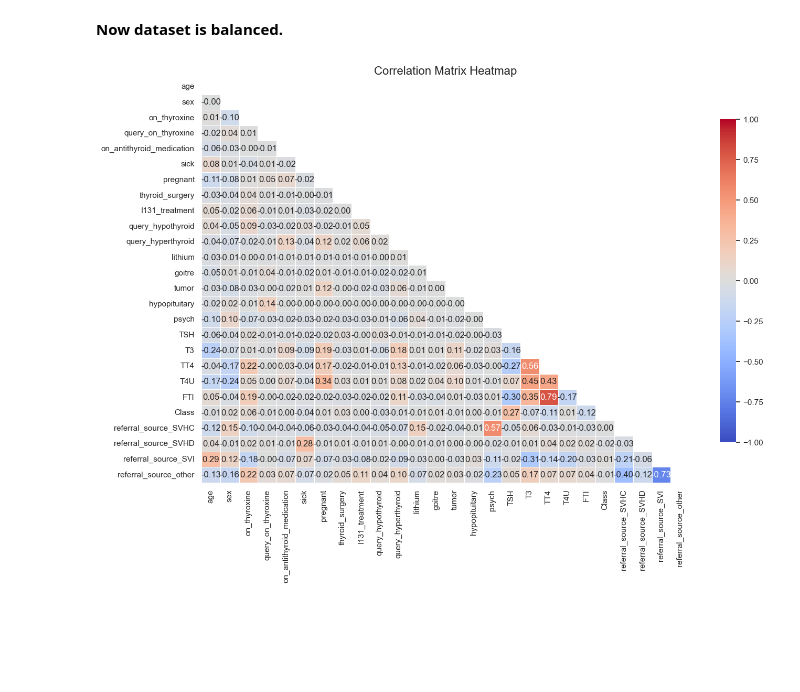
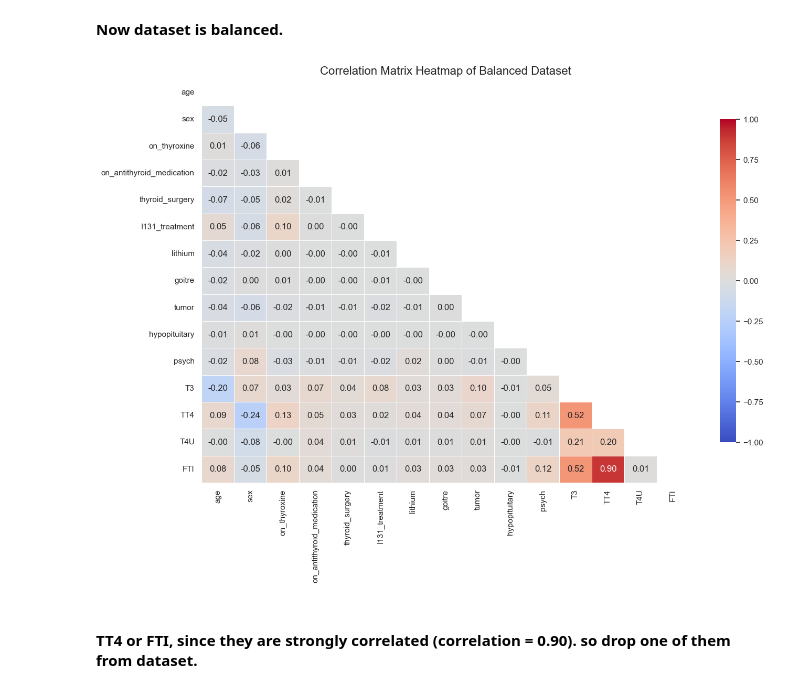
Before and after one commit to Adi3042/Thyroid-Disease-Detection, a Jupyter notebook: notebooks/EDA.ipynb, the cells around one changed output. Saved outputs shown, nothing was run; the diff lists cells and outputs as text; code cells hidden in the pictures; blank space fills up the shorter version.

```diff
--- a/notebooks/EDA.ipynb
+++ b/notebooks/EDA.ipynb
@@ -339,6 +325,9 @@ col_name = ['on_thyroxine', 'query_on_thyroxine',
 for col in col_name:
     if  len(data[col].unique())==2:
         data[col] = data[col].map({'f' : 0, 't' : 1})
+# %%
+# Referral source are not important as well so drop this from the given dataset
+data.drop(['referral_source'],inplace=True, axis = 1)
 # %%
 data.head()
 # %% [output]
@@ -359,4 +341,0 @@ array(['SVHC', 'other', 'SVI', 'STMW', 'SVHD'], dtype=object)
-# %%
-# using one-hot-encoding
-
-data = pd.get_dummies(data, columns=['referral_source'], drop_first=True)
@@ -411,3 +386,8 @@ new_data.head()
+# %%
+# Again removing the unecesary columns from the given dataset
+
+new_data.drop(['query_on_thyroxine', 'sick', 'pregnant',
+               'query_hypothyroid', 'query_hyperthyroid',],inplace = True, axis= 1)
 # %%
 import matplotlib.pyplot as plt
 import seaborn as sns
@@ -524,24 +504,29 @@ plt.show()
 # %% [markdown]
 **Now dataset is balanced.**
 # %%
+corr_matrix = x_sampled.corr()
+
 plt.figure(figsize=(15, 10), facecolor='white')
 sns.set(style='white')
 
-mask = np.triu(np.ones_like(data.corr(), dtype=bool))
+mask = np.triu(np.ones_like(corr_matrix, dtype=bool))
 
+# Plot the heatmap
 sns.heatmap(
-    data.corr(),
+    corr_matrix,
     mask=mask,
     annot=True,
     fmt='.2f',
     linewidths=0.5,
     cmap='coolwarm',
     vmin=-1,
     vmax=1,
     cbar_kws={"shrink": .8}
 )
 
-plt.title('Correlation Matrix Heatmap', fontsize=16)
+plt.title('Correlation Matrix Heatmap of Balanced Dataset', fontsize=16)
 plt.show()
 # %% [output]
-[figure, old version]
+[figure, new version]
+# %% [markdown]
+#### TT4 or FTI, since they are strongly correlated (correlation = 0.90). so drop one of them from dataset.
```
Also changed, not shown: parts of 30 cells of this notebook, 4 other files.
